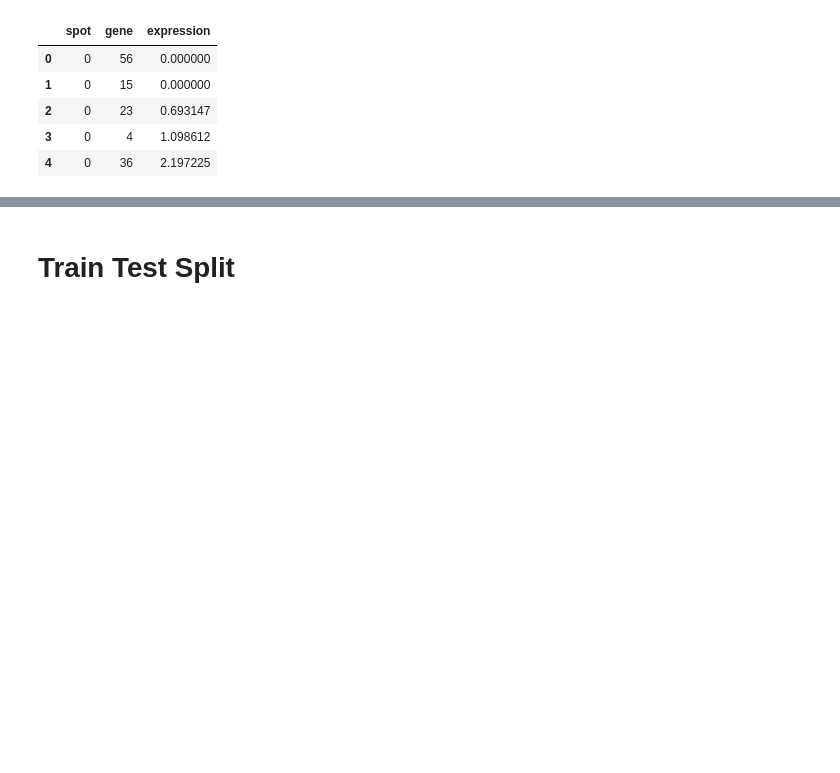
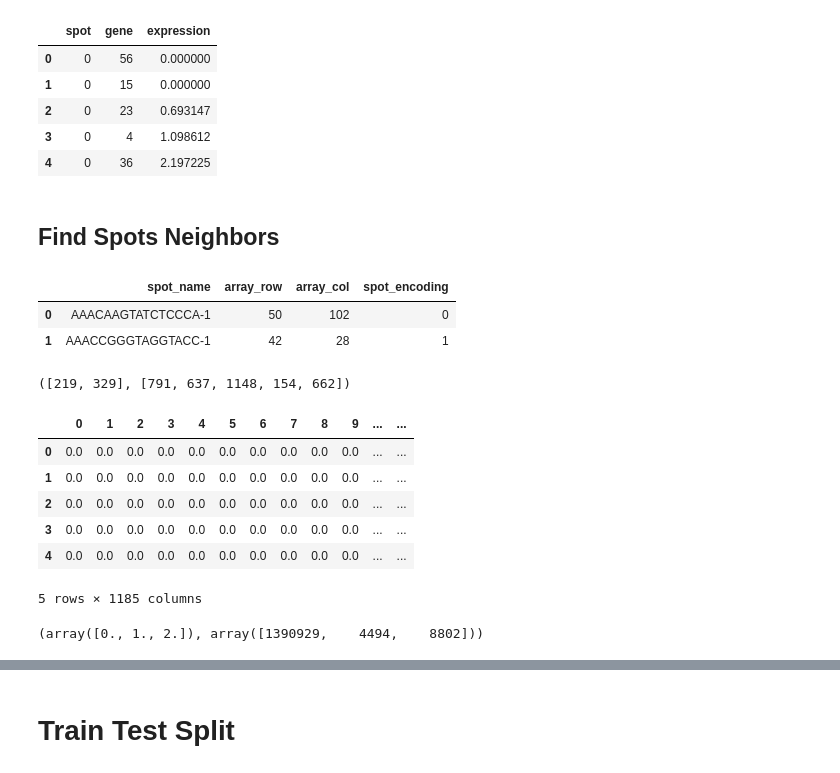
Before and after one commit to GuyAttia/MSC-Final-Project-ST, a Jupyter notebook: notebooks/Third Trial.ipynb, the cells around one changed output, grey strips where cells are left out. Saved outputs shown, nothing was run; the diff lists cells and outputs as text; code cells hidden in the pictures; blank space fills up the shorter version.

```diff
--- a/notebooks/Third Trial.ipynb
+++ b/notebooks/Third Trial.ipynb
@@ -135,3 +137,69 @@ df_expressions.head()
 | 2 | 0 | 23 | 0.693147 |
 | 3 | 0 | 4 | 1.098612 |
 | 4 | 0 | 36 | 2.197225 |
+# %% [markdown]
+## Find Spots Neighbors
+# %%
+df_spots = obj.obs[['array_row', 'array_col']].reset_index(drop=False).rename(columns={'index': 'spot_name'})
+df_spots[['spot_encoding']] = oe_spots.transform(df_spots[['spot_name']].values)
+df_spots['spot_encoding'] = df_spots['spot_encoding'].astype(int)
+df_spots.head(2)
+# %% [output]
+|  | spot_name | array_row | array_col | spot_encoding |
+| 0 | AAACAAGTATCTCCCA-1 | 50 | 102 | 0 |
+| 1 | AAACCGGGTAGGTACC-1 | 42 | 28 | 1 |
+# %%
+def find_spots_neighbors(spot_encoding):
+    # Get spot location
+    mask = df_spots['spot_encoding'] == spot_encoding
+    row, col = df_spots.loc[mask, ['array_row', 'array_col']].values[0]
+
+    # Get 1st degree neighbors
+    first_degree_neighbors = []
+    first_degree_tuples = [(2, 0), (-2, 0), (0, 2), (0, -2)]
+    for tup in first_degree_tuples:
+        mask = (df_spots['array_row'] == row+tup[0]) & (df_spots['array_col'] == col+tup[1])
+        neighbor_encoding = df_spots.loc[mask, 'spot_encoding'].values
+        if neighbor_encoding.size > 0:
+            first_degree_neighbors.append(neighbor_encoding[0])
+
+    # Get 1st degree neighbors
+    second_degree_neighbors = []
+    second_degree_tuples = [(4, 0), (-4, 0), (0, 4), (0, -4), (1, 1), (-1, -1), (1, -1), (-1, 1)]
+    for tup in second_degree_tuples:
+        mask = (df_spots['array_row'] == (row+tup[0])) & (df_spots['array_col'] == (col+tup[1]))
+        neighbor_encoding = df_spots.loc[mask, 'spot_encoding'].values
+        if neighbor_encoding.size > 0:
+            second_degree_neighbors.append(neighbor_encoding[0])
+
+    return first_degree_neighbors, second_degree_neighbors
+
+
+find_spots_neighbors(spot_encoding=0)
+# %% [output]
+([219, 329], [791, 637, 1148, 154, 662])
+# %%
+# Create spots-spots matrix
+n_spots = df_spots.shape[0]
+df_spots_neighbors = pd.DataFrame(np.zeros(shape=(n_spots, n_spots)))
+
+for spot_encoding in range(n_spots):
+    first_degree_neighbors, second_degree_neighbors = find_spots_neighbors(spot_encoding=spot_encoding)
+
+    if first_degree_neighbors:
+        df_spots_neighbors.iloc[spot_encoding, first_degree_neighbors] = 1
+
+    if second_degree_neighbors:
+        df_spots_neighbors.iloc[spot_encoding].iloc[second_degree_neighbors] = 2
+
+display(df_spots_neighbors.head())
+print(np.unique(df_spots_neighbors.values, return_counts=True))
+# %% [output]
+|  | 0 | 1 | 2 | 3 | 4 | 5 | 6 | 7 | 8 | 9 | ... | ... |
+| 0 | 0.0 | 0.0 | 0.0 | 0.0 | 0.0 | 0.0 | 0.0 | 0.0 | 0.0 | 0.0 | ... | ... |
+| 1 | 0.0 | 0.0 | 0.0 | 0.0 | 0.0 | 0.0 | 0.0 | 0.0 | 0.0 | 0.0 | ... | ... |
+| 2 | 0.0 | 0.0 | 0.0 | 0.0 | 0.0 | 0.0 | 0.0 | 0.0 | 0.0 | 0.0 | ... | ... |
+| 3 | 0.0 | 0.0 | 0.0 | 0.0 | 0.0 | 0.0 | 0.0 | 0.0 | 0.0 | 0.0 | ... | ... |
+| 4 | 0.0 | 0.0 | 0.0 | 0.0 | 0.0 | 0.0 | 0.0 | 0.0 | 0.0 | 0.0 | ... | ... |
+5 rows × 1185 columns
+(array([0., 1., 2.]), array([1390929,    4494,    8802]))
```
Also changed, not shown: parts of 16 cells of this notebook, 4 other files.
